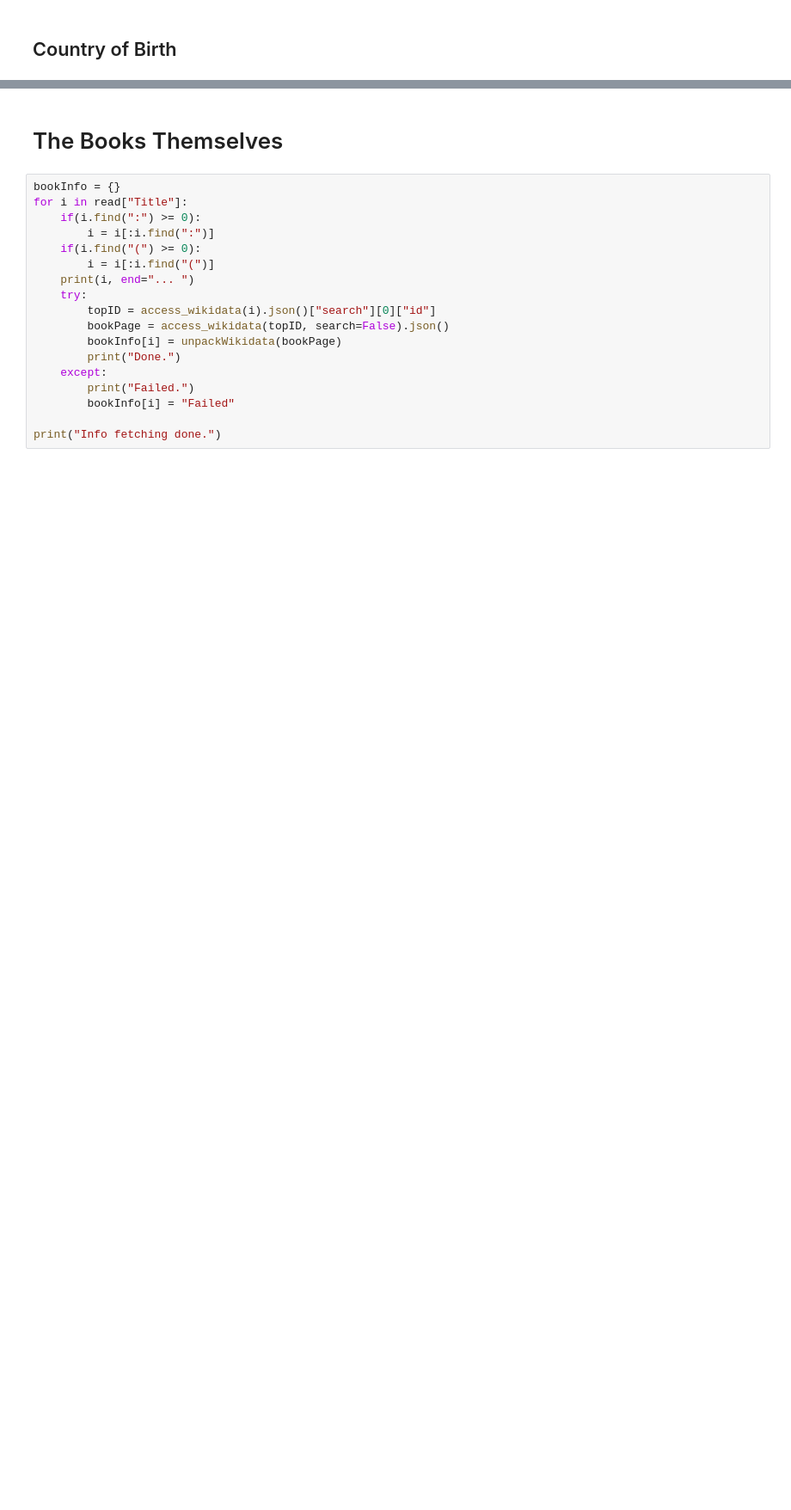
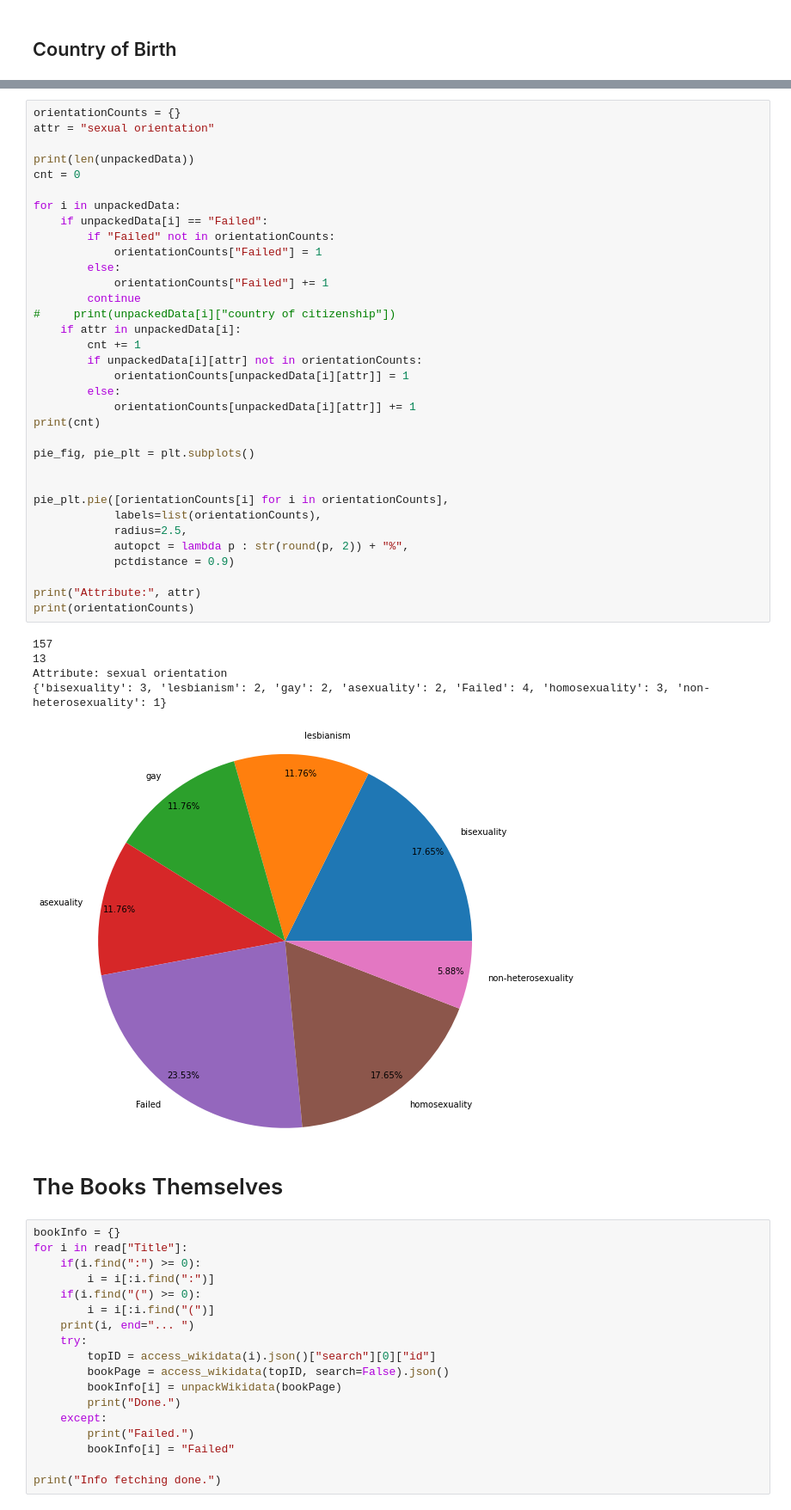
Before and after one commit to tylermnielsen/GoodreadsStats, a Jupyter notebook: GoodreadsStats.ipynb, the cells around one changed output, grey strips where cells are left out. Shown at 86% size. Cells and saved outputs as stored; diff of their text form; blank space fills up the shorter version.

```diff
--- a/GoodreadsStats.ipynb
+++ b/GoodreadsStats.ipynb
@@ -554,3 +554,43 @@ Author place of birth
+# %%
+orientationCounts = {}
+attr = "sexual orientation"
+
+print(len(unpackedData))
+cnt = 0
+
+for i in unpackedData:
+    if unpackedData[i] == "Failed":
+        if "Failed" not in orientationCounts:
+            orientationCounts["Failed"] = 1
+        else:
+            orientationCounts["Failed"] += 1
+        continue
+#     print(unpackedData[i]["country of citizenship"])
+    if attr in unpackedData[i]:
+        cnt += 1
+        if unpackedData[i][attr] not in orientationCounts:
+            orientationCounts[unpackedData[i][attr]] = 1
+        else:
+            orientationCounts[unpackedData[i][attr]] += 1
+print(cnt)
+
+pie_fig, pie_plt = plt.subplots()
+
+
+pie_plt.pie([orientationCounts[i] for i in orientationCounts],
+            labels=list(orientationCounts),
+            radius=2.5,
+            autopct = lambda p : str(round(p, 2)) + "%",
+            pctdistance = 0.9)
+
+print("Attribute:", attr)
+print(orientationCounts)
+# %% [output]
+157
+13
+Attribute: sexual orientation
+{'bisexuality': 3, 'lesbianism': 2, 'gay': 2, 'asexuality': 2, 'Failed': 4, 'homosexuality': 3, 'non-heterosexuality': 1}
+[figure, added]
 # %% [markdown]
 # The Books Themselves
 # %%
```
Also changed, not shown: parts of 8 cells of this notebook.
